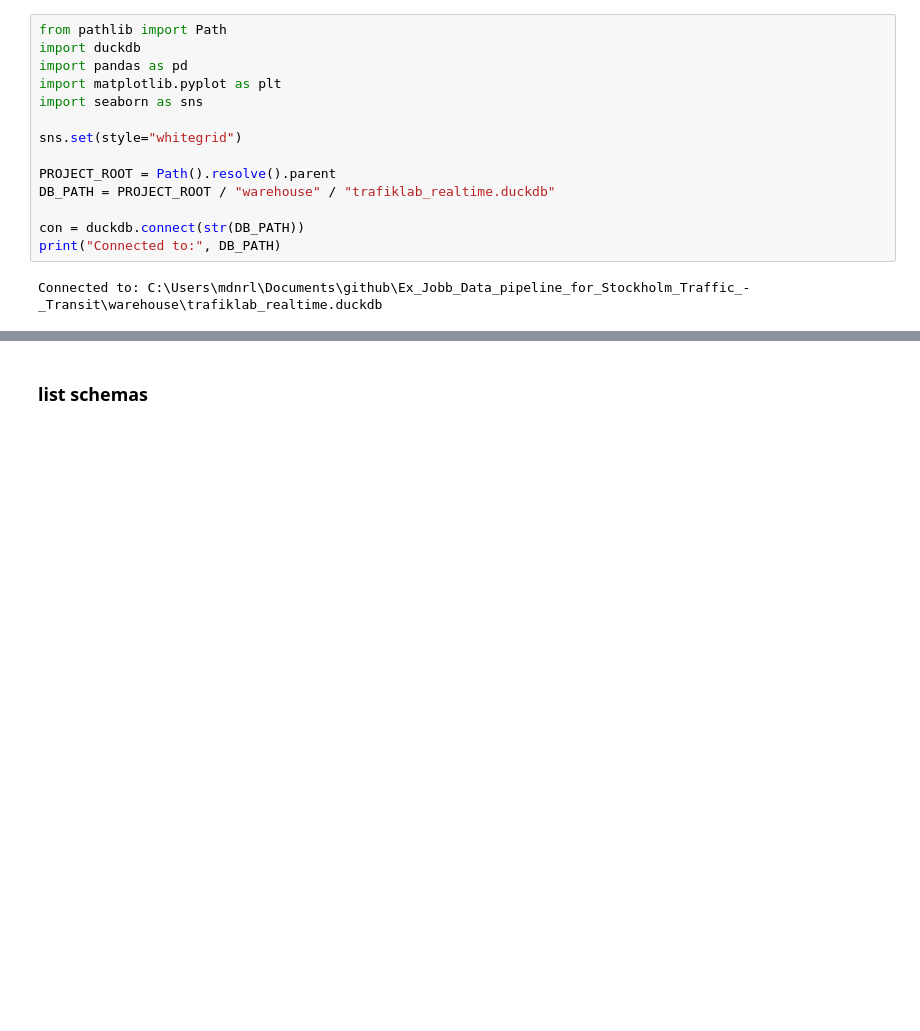
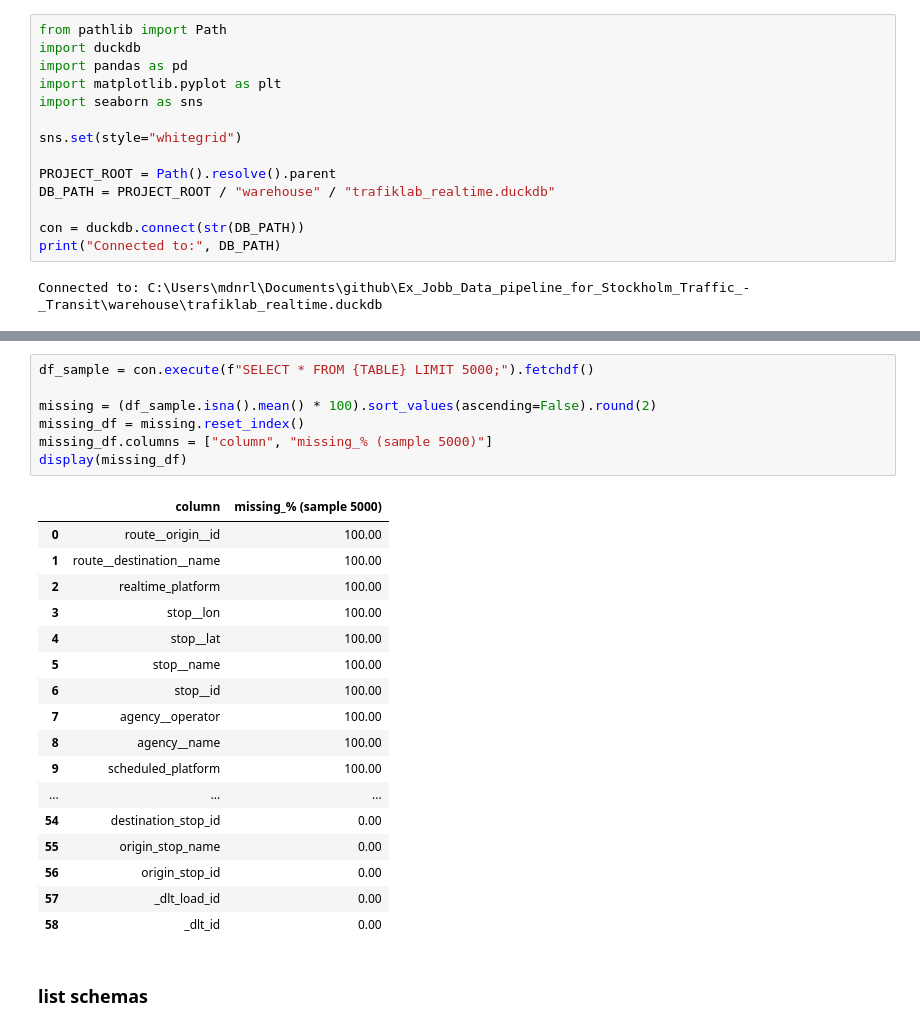
Before and after one commit to mohammadnurulhassan/Ex_Jobb_Data_pipeline_for_Stockholm_Traffic_-_Transit, a Jupyter notebook: notebooks/realtime_depature.ipynb, the cells around one changed output, grey strips where cells are left out. Cells and saved outputs as stored; diff of their text form; blank space fills up the shorter version.

```diff
--- a/notebooks/realtime_depature.ipynb
+++ b/notebooks/realtime_depature.ipynb
@@ -27,3 +88,28 @@ Connected to: C:\Users\mdnrl\Documents\github\Ex_Jobb_Data_pipeline_for_Stockhol
+# %%
+df_sample = con.execute(f"SELECT * FROM {TABLE} LIMIT 5000;").fetchdf()
+
+missing = (df_sample.isna().mean() * 100).sort_values(ascending=False).round(2)
+missing_df = missing.reset_index()
+missing_df.columns = ["column", "missing_% (sample 5000)"]
+display(missing_df)
+# %% [output]
+|  | column | missing_% (sample 5000) |
+| 0 | route__origin__id | 100.00 |
+| 1 | route__destination__name | 100.00 |
+| 2 | realtime_platform | 100.00 |
+| 3 | stop__lon | 100.00 |
+| 4 | stop__lat | 100.00 |
+| 5 | stop__name | 100.00 |
+| 6 | stop__id | 100.00 |
+| 7 | agency__operator | 100.00 |
+| 8 | agency__name | 100.00 |
+| 9 | scheduled_platform | 100.00 |
+| ... | ... | ... |
+| 54 | destination_stop_id | 0.00 |
+| 55 | origin_stop_name | 0.00 |
+| 56 | origin_stop_id | 0.00 |
+| 57 | _dlt_load_id | 0.00 |
+| 58 | _dlt_id | 0.00 |
 # %% [markdown]
 ### list schemas
 # %%
```
Also changed, not shown: parts of 4 cells of this notebook, 8 other files.
